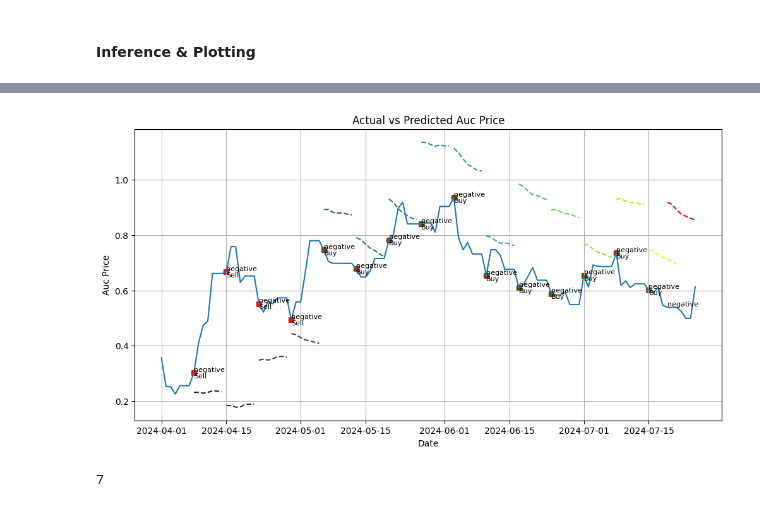
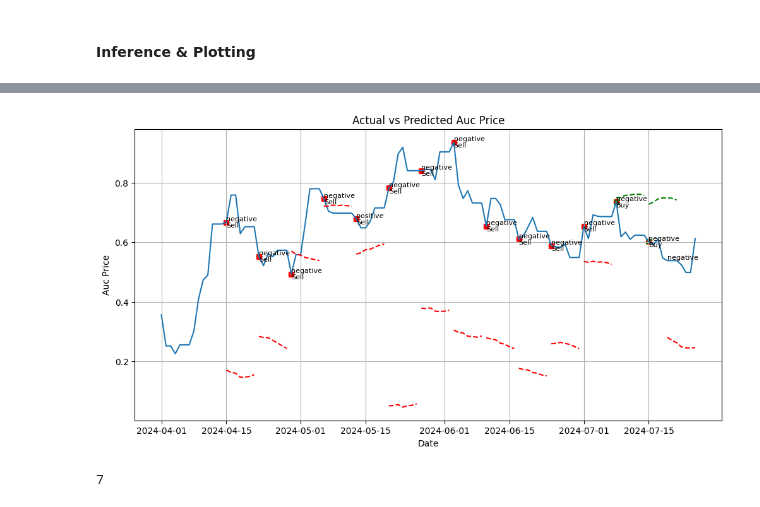
Before and after one commit to wyne1/carbon-market-forecasting, a Jupyter notebook: lstm-model.ipynb, the cells around one changed output, grey strips where cells are left out. Drawn from its saved outputs; the diff is of its cells as text; code cells hidden in the pictures.

```diff
--- a/lstm-model.ipynb
+++ b/lstm-model.ipynb
@@ -820,7 +820,7 @@ Epoch 40/40
 # %%
 model = multi_lstm_model
 test_df = test_df
-input_width = 7
+input_width = 14
 out_steps = OUT_STEPS
 features = test_df.columns
 
@@ -883,13 +883,19 @@ for idx, i in enumerate(range(input_width, len(test_df) - out_steps + 1, out_ste
     if pred_diff > 0:
         plt.scatter(single_point_index, single_point_value, color='green', marker='x')
         plt.text(single_point_index, single_point_value, "Buy", fontsize=8, verticalalignment='top')
+        plt.plot(predictions_df.index[idx* out_steps:(idx+1)* out_steps],
+             predictions_df['Auc Price'][idx* out_steps:(idx+1)* out_steps],
+             label=f'Predicted Auc Price {idx+1}', linestyle='dashed', color='green')
     else:
         plt.scatter(single_point_index, single_point_value, color='red', marker='x')
         plt.text(single_point_index, single_point_value, "Sell", fontsize=8, verticalalignment='top')
+        plt.plot(predictions_df.index[idx* out_steps:(idx+1)* out_steps],
+             predictions_df['Auc Price'][idx* out_steps:(idx+1)* out_steps],
+             label=f'Predicted Auc Price {idx+1}', linestyle='dashed', color='red')
 
-    plt.plot(predictions_df.index[idx* out_steps:(idx+1)* out_steps],
-             predictions_df['Auc Price'][idx* out_steps:(idx+1)* out_steps],
-             label=f'Predicted Auc Price {idx+1}', linestyle='dashed', color=colors[idx])
+    # plt.plot(predictions_df.index[idx* out_steps:(idx+1)* out_steps],
+    #          predictions_df['Auc Price'][idx* out_steps:(idx+1)* out_steps],
+    #          label=f'Predicted Auc Price {idx+1}', linestyle='dashed', color=colors[idx])
 
 inputs = test_df.iloc[-input_width:].values
 inputs_reshaped = inputs.reshape((1, input_width, num_features))
@@ -935,4 +941,4 @@ Pred Difference: 0.09742862530739527
-[figure, old version]
+[figure, new version]
 # %%
 multi_window = WindowGenerator(input_width=7,
                                train_df=train_df, val_df=val_df, test_df=test_df,
```
Also changed, not shown: parts of 2 cells of this notebook.
